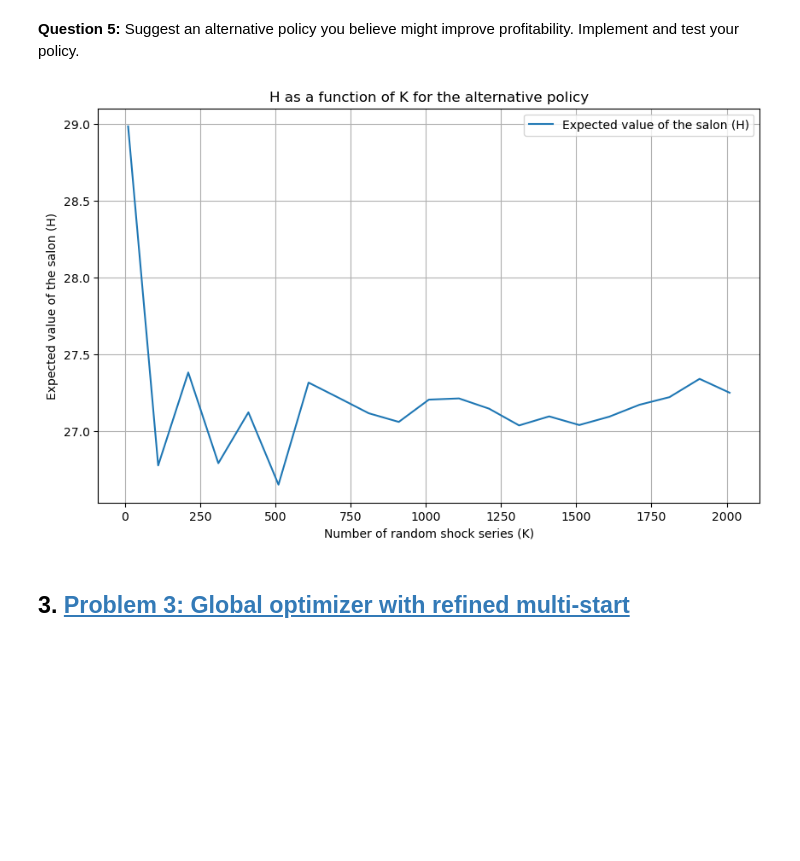
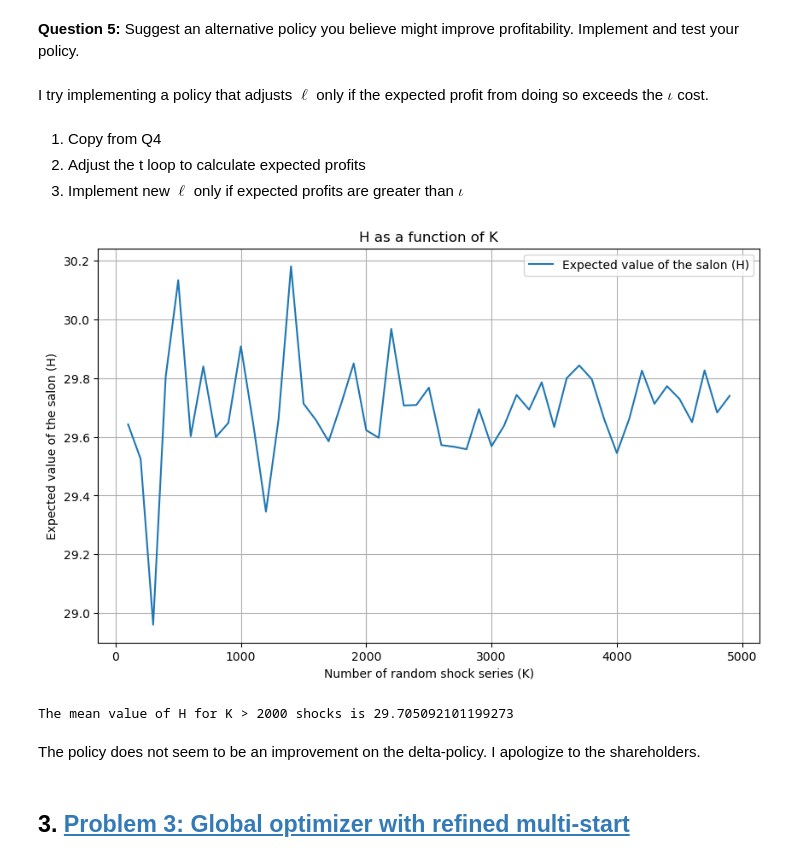
Before and after one commit to crf764/WingedHussar, a Jupyter notebook: examproject/Exam-2023-notebook.ipynb, the cells around one changed output. Saved outputs shown, nothing was run; the diff lists cells and outputs as text; code cells hidden in the pictures; blank space fills up the shorter version.

```diff
--- a/examproject/Exam-2023-notebook.ipynb
+++ b/examproject/Exam-2023-notebook.ipynb
@@ -994,74 +996,93 @@ Since $\Delta$ represents how responsive the salon is to changes in the number o
 # %% [markdown]
 
 **Question 5:** Suggest an alternative policy you believe might improve profitability. Implement and test your policy.
+# %% [markdown]
+I try implementing a policy that adjusts $\ell$ only if the expected profit from doing so exceeds the $\iota$ cost.
+# %% [markdown]
+1. Copy from Q4
+2. Adjust the t loop to calculate expected profits
+3. Implement new $\ell$ only if expected profits are greater than $\iota$
 # %%
 import numpy as np
 from scipy.stats import norm
 import matplotlib.pyplot as plt
 
-# Set Parameters
+# parameters
 rho = 0.90
 iota = 0.01
 sigma_epsilon = 0.10
 R = (1+0.01)**(1/12)
 eta = 0.5
 w = 1.0
-alpha = 0.05  # speed of adjustment
+T = 120
+K_values = np.arange(100, 5000, 100)
 
-# function for forecasting future demand
-def forecast_demand(kappa_past, rho, epsilon_forecast):
-    return np.exp(rho * np.log(kappa_past) + epsilon_forecast)
+# function to calculate profits given kappa and l
+def calculate_profits(kappa, l, prev_l):
+    return R * (kappa * l**(1 - eta) - w * l - iota * (l != prev_l))
 
+# function to calculate l given kappa
 def calculate_l(kappa):
     return ((1 - eta) * kappa / w) ** (1 / eta)
 
-def calculate_profits(kappa, l, l_past):
-    profit = kappa * l**(1 - eta) - w * l
-    if l != l_past:
-        profit -= iota
-    return profit
+# initialize new H list
+Hi_values = []
 
-K_values = range(10, 2100, 100)
-H_values = []
-
+# loop over different K values
 for K in K_values:
     profits = np.zeros(K)
-    # Loop over K random shock series
+
+    # loop over K random shock series
     for k in range(K):
-        # Initialize kappa and l
+        # initialize kappa and l
         kappa = np.ones(T + 1)  # Plus 1 because kappa starts from t = -1
         l = np.zeros(T + 1)  # Plus 1 because l starts from t = -1
 
-        # Generate random shock series
+        # generate random shock series
         epsilon = norm.rvs(loc=-0.5 * sigma_epsilon**2, scale=sigma_epsilon, size=T)
 
-        # Update kappa and l for each month
+       # 2. update kappa and l for each month
         for t in range(T):
-            epsilon_forecast = epsilon[t] if t < T else 0  # Assume zero shock in the last period
-            kappa_forecast = forecast_demand(kappa[t], rho, epsilon_forecast)
-            l_star = calculate_l(kappa_forecast)
-            l[t + 1] = l[t] + alpha * (l_star - l[t])  # Adjust l according to the policy
-            kappa[t + 1] = np.exp(rho * np.log(kappa[t]) + epsilon[t])
+           kappa[t + 1] = np.exp(rho * np.log(kappa[t]) + epsilon[t])
+           l_star = calculate_l(kappa[t + 1])
+           current_profit = calculate_profits(kappa[t + 1], l[t], l[t-1])
+           optimal_profit = calculate_profits(kappa[t + 1], l_star, l[t])
+           profit_diff = optimal_profit - current_profit
 
-        # Calculate profits for this shock series and add to total profits
+            # 3. update l if profit gain from adjusting l exceeds iota
+           if profit_diff > iota:
+               l[t + 1] = l_star
+           else:
+               l[t + 1] = l[t]
+
+        # calculate profits for this shock series and add to total profits
         for t in range(T):
             profits[k] += calculate_profits(kappa[t + 1], l[t + 1], l[t])
 
-    # Calculate and append H to H_values
+    # calculate and append H to Hi_values
     H = np.mean(profits)
-    H_values.append(H)
+    Hi_values.append(H)
 
-# Plot H as a function of K
+# plot H as a function of K
 plt.figure(figsize=(10, 6))
-plt.plot(K_values, H_values, label='Expected value of the salon (H)')
+plt.plot(K_values, Hi_values, label='Expected value of the salon (H)')
 plt.xlabel('Number of random shock series (K)')
 plt.ylabel('Expected value of the salon (H)')
-plt.title('H as a function of K for the alternative policy')
+plt.title('H as a function of K')
 plt.legend()
 plt.grid(True)
 plt.show()
 # %% [output]
-[figure, old version]
+[figure, new version]
+# %%
+# calculate and print the mean of H for an appropriate set of K
+mean_Hi_for_K_greater_than_2000 = np.mean(Hi_values[20:])
+
+print("The mean value of H for K > 2000 shocks is", mean_Hi_for_K_greater_than_2000)
+# %% [output]
+The mean value of H for K > 2000 shocks is 29.705092101199273
+# %% [markdown]
+The policy does not seem to be an improvement on the delta-policy. I apologize to the shareholders.
 # %% [markdown]
 ## 3. <a id='toc3_'></a>[Problem 3: Global optimizer with refined multi-start](#toc0_)
 # %% [markdown]
```
Also changed, not shown: parts of 26 cells of this notebook.
